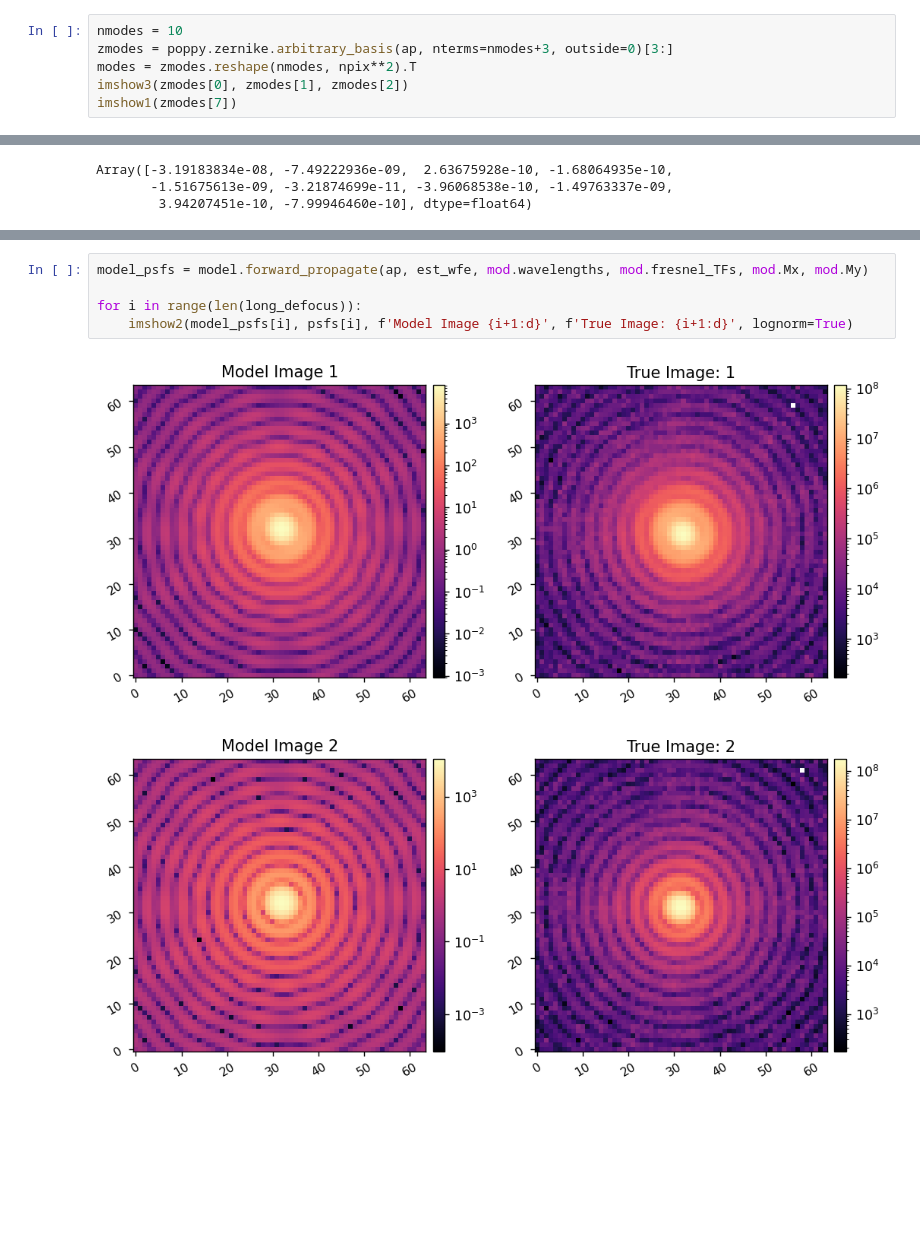
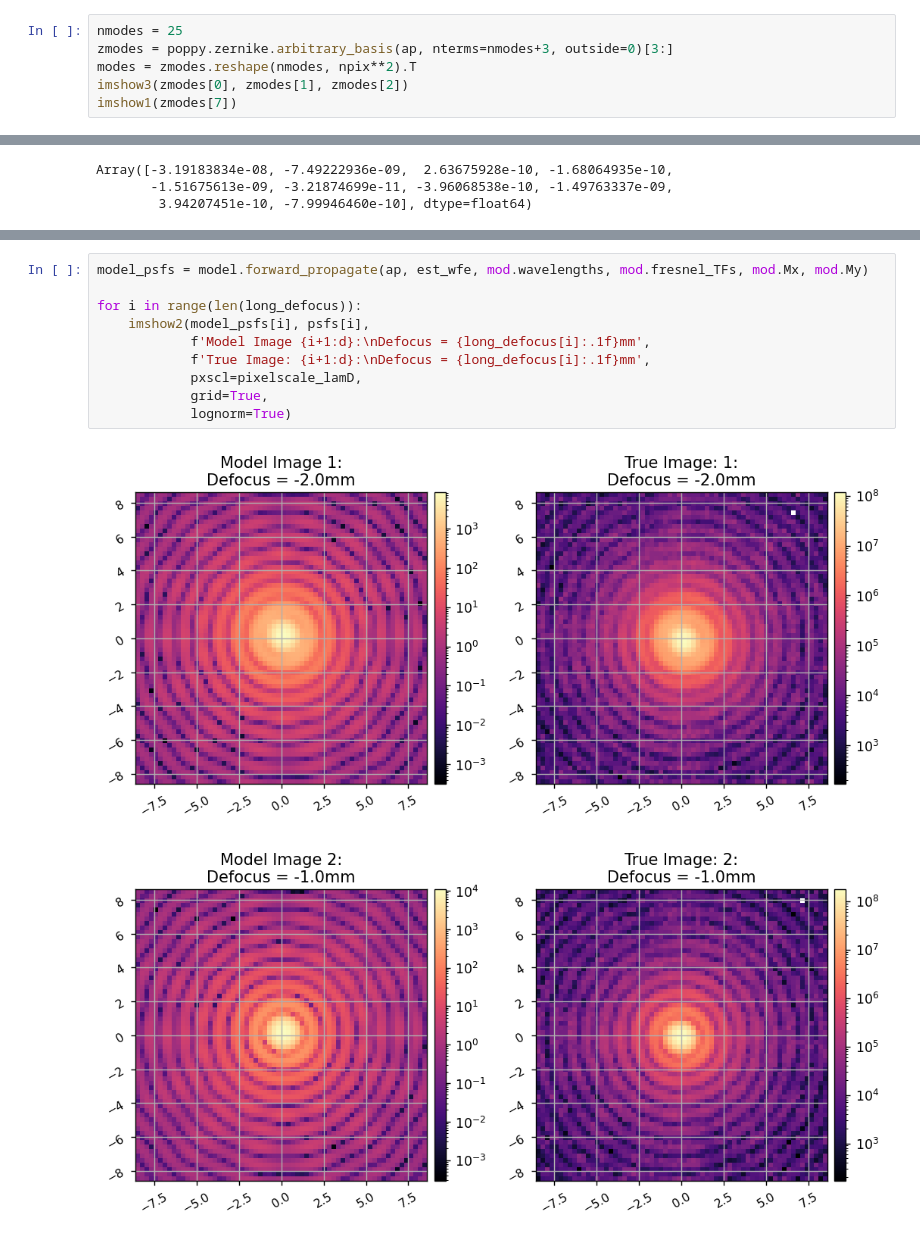
Before and after one commit to kian1377/opti513l-final, a Jupyter notebook: real_data_analysis_on_axis.ipynb, the cells around one changed output, grey strips where cells are left out. Drawn from its saved outputs; the diff is of its cells as text; blank space fills up the shorter version.

```diff
--- a/real_data_analysis_on_axis.ipynb
+++ b/real_data_analysis_on_axis.ipynb
@@ -331,7 +332,7 @@ mod = model.ForwardModel(npix, nim, fnum, pixelscale_m,
 # %% [output]
 [-2 -1  1  2  3  4]
 # %%
-nmodes = 10
+nmodes = 25
 zmodes = poppy.zernike.arbitrary_basis(ap, nterms=nmodes+3, outside=0)[3:]
 modes = zmodes.reshape(nmodes, npix**2).T
 imshow3(zmodes[0], zmodes[1], zmodes[2])
@@ -413,8 +418,13 @@ imshow1(est_wfe)
 # %%
 model_psfs = model.forward_propagate(ap, est_wfe, mod.wavelengths, mod.fresnel_TFs, mod.Mx, mod.My)
 
 for i in range(len(long_defocus)):
-    imshow2(model_psfs[i], psfs[i], f'Model Image {i+1:d}', f'True Image: {i+1:d}', lognorm=True)
+    imshow2(model_psfs[i], psfs[i],
+            f'Model Image {i+1:d}:\nDefocus = {long_defocus[i]:.1f}mm',
+            f'True Image: {i+1:d}:\nDefocus = {long_defocus[i]:.1f}mm',
+            pxscl=pixelscale_lamD,
+            grid=True,
+            lognorm=True)
 # %% [output]
-[figure, old version]
+[figure, new version]
-[figure, old version]
+[figure, new version]
```
Also changed, not shown: parts of 6 cells of this notebook, 1 other file.
